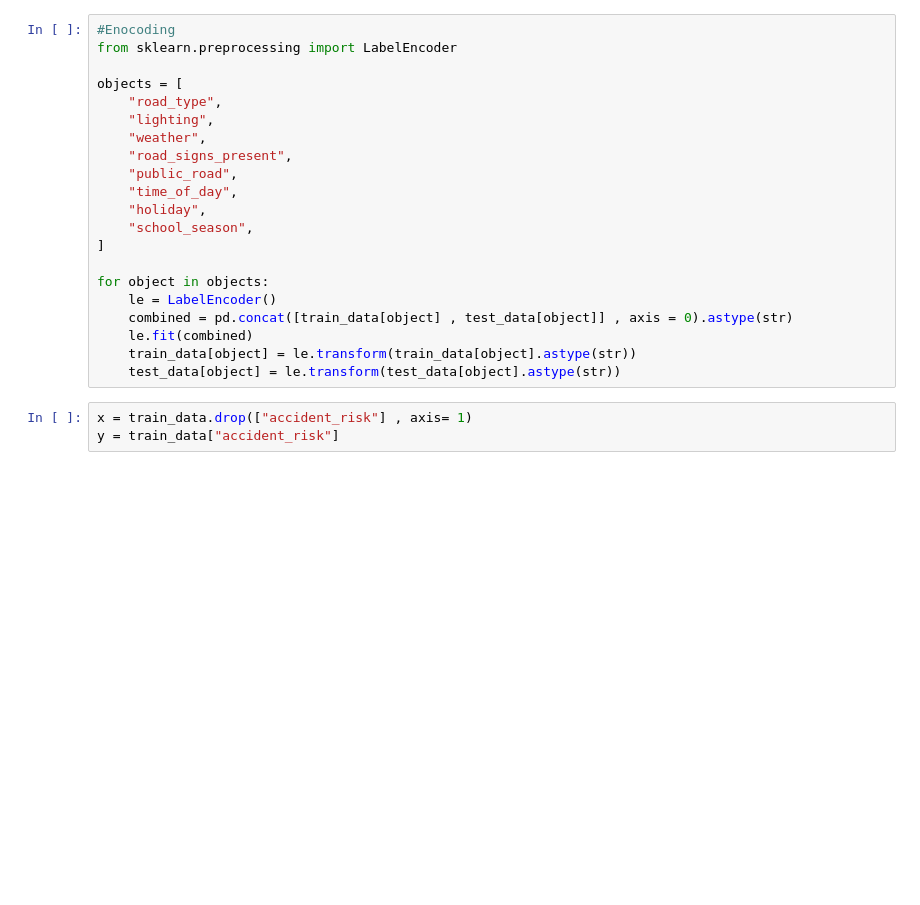
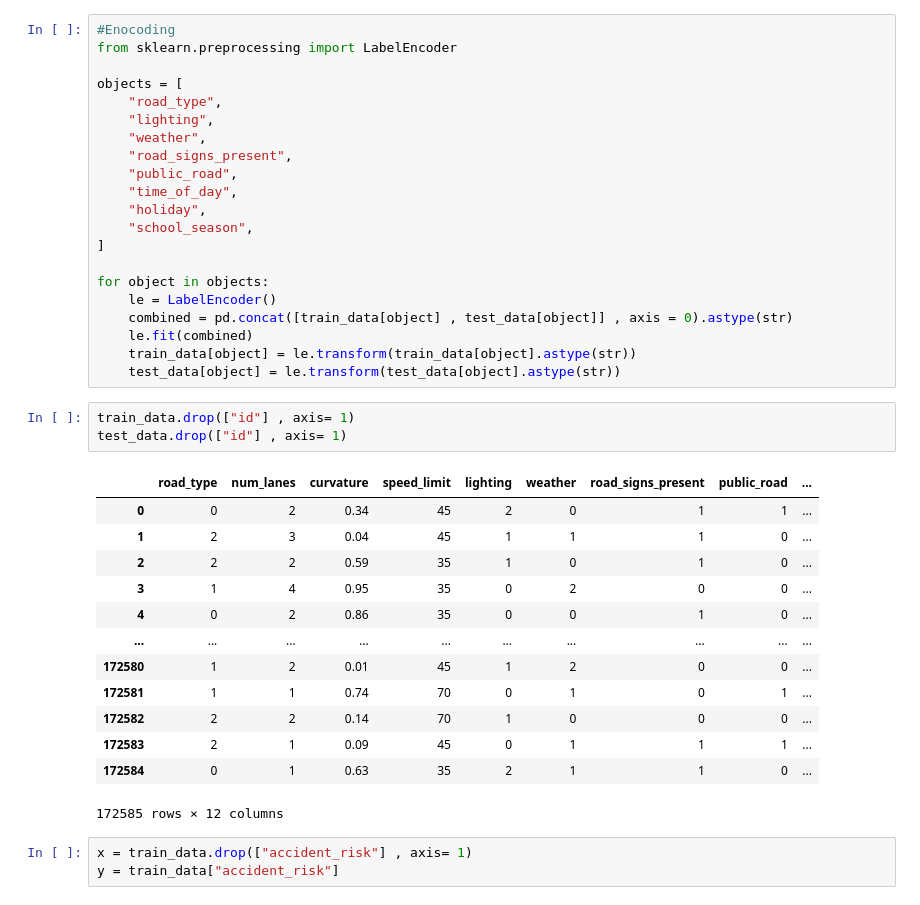
Before and after one commit to abjan90/Kaggle-Playground, a Jupyter notebook: road_accident.ipynb, the cells around one changed output. Drawn from its saved outputs; the diff is of its cells as text; blank space fills up the shorter version.

```diff
--- a/road_accident.ipynb
+++ b/road_accident.ipynb
@@ -44,6 +44,23 @@ for object in objects:
     le.fit(combined)
     train_data[object] = le.transform(train_data[object].astype(str))
     test_data[object] = le.transform(test_data[object].astype(str))
+# %%
+train_data.drop(["id"] , axis= 1)
+test_data.drop(["id"] , axis= 1)
+# %% [output]
+|  | road_type | num_lanes | curvature | speed_limit | lighting | weather | road_signs_present | public_road | ... |
+| 0 | 0 | 2 | 0.34 | 45 | 2 | 0 | 1 | 1 | ... |
+| 1 | 2 | 3 | 0.04 | 45 | 1 | 1 | 1 | 0 | ... |
+| 2 | 2 | 2 | 0.59 | 35 | 1 | 0 | 1 | 0 | ... |
+| 3 | 1 | 4 | 0.95 | 35 | 0 | 2 | 0 | 0 | ... |
+| 4 | 0 | 2 | 0.86 | 35 | 0 | 0 | 1 | 0 | ... |
+| ... | ... | ... | ... | ... | ... | ... | ... | ... | ... |
+| 172580 | 1 | 2 | 0.01 | 45 | 1 | 2 | 0 | 0 | ... |
+| 172581 | 1 | 1 | 0.74 | 70 | 0 | 1 | 0 | 1 | ... |
+| 172582 | 2 | 2 | 0.14 | 70 | 1 | 0 | 0 | 0 | ... |
+| 172583 | 2 | 1 | 0.09 | 45 | 0 | 1 | 1 | 1 | ... |
+| 172584 | 0 | 1 | 0.63 | 35 | 2 | 1 | 1 | 0 | ... |
+172585 rows × 12 columns
 # %%
 x = train_data.drop(["accident_risk"] , axis= 1)
 y = train_data["accident_risk"]
```
Also changed, not shown: parts of 2 cells of this notebook.
